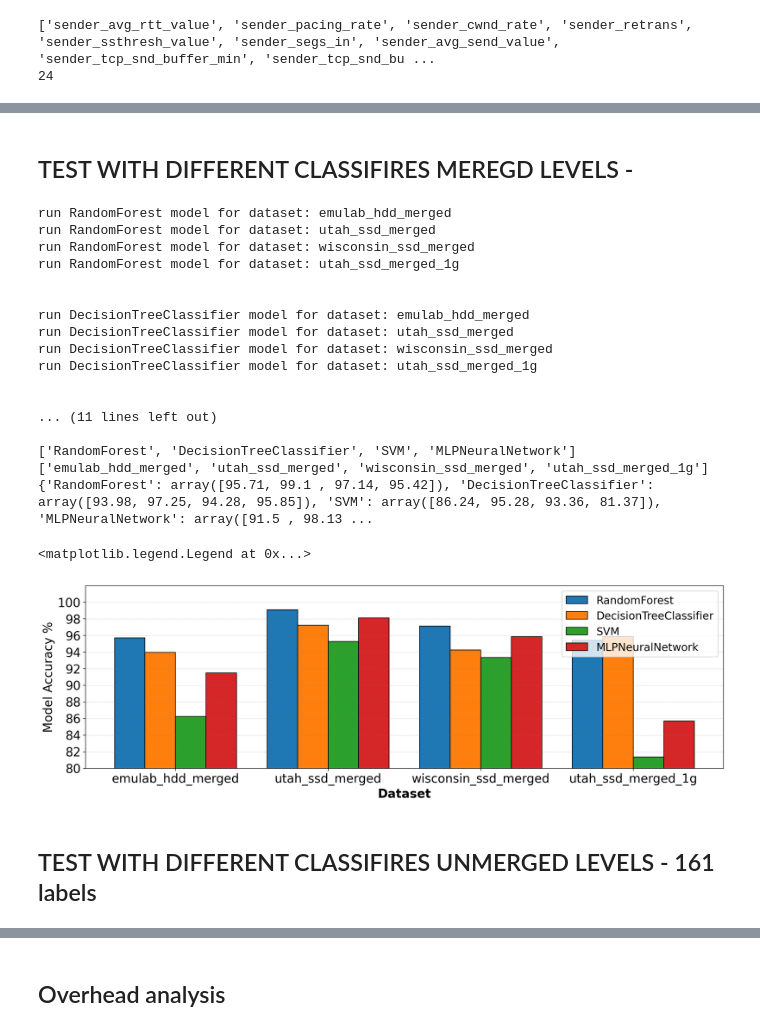
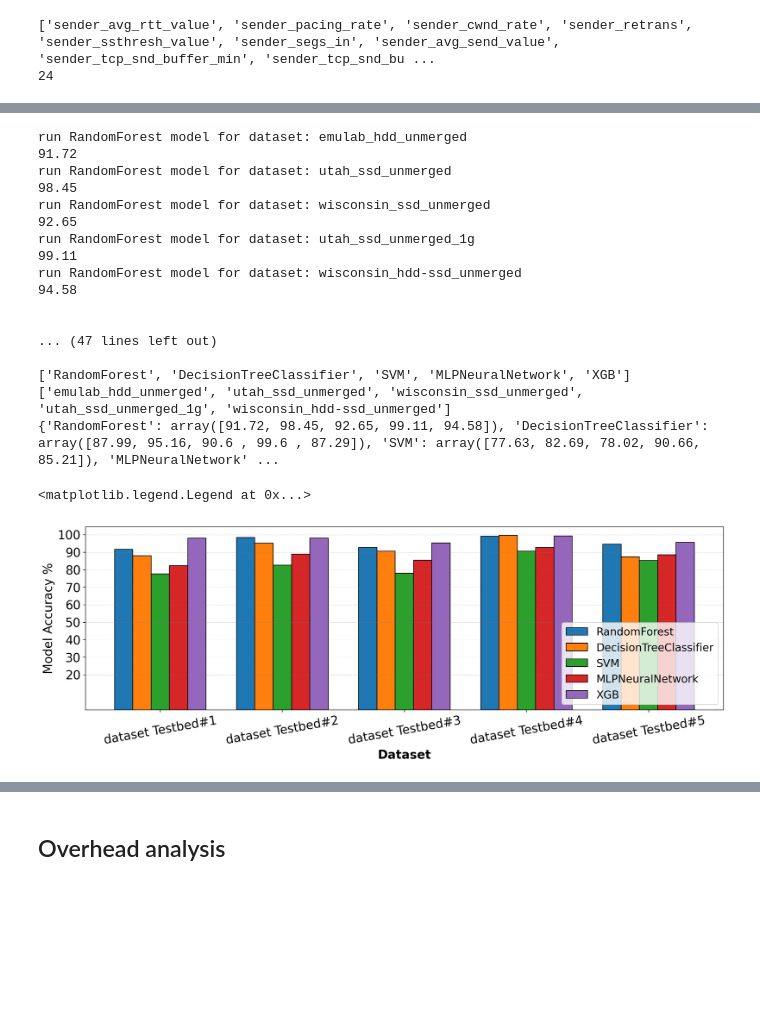
Before and after one commit to EhsanSaZ/BottleneckDetection, a Jupyter notebook: prototype/bottleneck_3.ipynb, the cells around one changed output, grey strips where cells are left out. Cells and saved outputs as stored; diff of their text form; code cells hidden in the pictures; blank space fills up the shorter version.

```diff
--- a/prototype/bottleneck_3.ipynb
+++ b/prototype/bottleneck_3.ipynb
@@ -45,5 +49,5 @@ utah_ssd_merged = pd.read_csv(filenames.get('utah_ssd_merged')).drop(['time_stam
 # %%
-df = emulab_hdd_merged
+df = utah_ssd_merged
 # np.round((sum(sum((df == 0).values))) / (len(df) * len(df.columns)),3)
 df.shape
 # %% [output]
@@ -101,0 +123,9 @@ features = ['sender_avg_rtt_value', 'sender_cwnd_rate', 'sender_retrans', 'sende
+# %%
+def update_labels_xgboost(df):
+    updated_labels = {0:0, 1:1, 10:2, 19:3, 28:4, 37:5,
+                      46:6, 55:7, 64:8, 73:9, 82:10, 91:11,
+                      100:12, 109:13, 113:14, 117:15, 129:16,
+                      133:17, 145:18, 151:19, 157:20}
+    y = [updated_labels[int(i)] for i in df[df.columns[len(df.columns) - 1]].values]
+    df["label_value"] = y
+    return df
@@ -121,17 +445,16 @@ print(np.round(metrics.accuracy_score(y_test, y_pred) * 100, 2))
-# %% [markdown]
-## TEST WITH DIFFERENT CLASSIFIRES MEREGD LEVELS -
+# %%
+features_3 = ['sender_avg_rtt_value', 'sender_pacing_rate', 'sender_cwnd_rate', 'sender_retrans', 'sender_ssthresh_value', 'sender_segs_in', 'sender_avg_send_value', 'sender_unacked_value', 'sender_tcp_snd_buffer_min', 'sender_tcp_snd_buffer_max', 'sender_avg_waittime_md', 'sender_remote_ost_read_bytes', 'sender_remote_ost_write_bytes', 'receiver_seg_out', 'receiver_segs_in', 'receiver_vsize', 'receiver_cpu_usage_percentage', 'receiver_write_bytes', 'receiver_avg_waittime_md', 'receiver_system_cpu_percent', 'receiver_remote_ost_read_bytes', 'receiver_remote_ost_write_bytes']
 # %%
-datasets = ['emulab_hdd_merged', 'utah_ssd_merged', 'wisconsin_ssd_merged', 'utah_ssd_merged_1g']
+datasets = ['emulab_hdd_unmerged', 'utah_ssd_unmerged', 'wisconsin_ssd_unmerged', 'utah_ssd_unmerged_1g', 'wisconsin_hdd-ssd_unmerged']
 classifiers = {"RandomForest": RandomForestClassifier(n_estimators=100),
            "DecisionTreeClassifier": DecisionTreeClassifier(),
            "SVM": svm.SVC(),
            "MLPNeuralNetwork": MLPClassifier(),
-           # "XGB": XGBClassifier(),
+           "XGB": XGBClassifier(),
         }
 classifiers_legends = list(classifiers.keys())
 all_accuracies = {}
-round_number = 10
-
+round_number = 1
 for clf_key in classifiers:
     accuracies = np.zeros(len(classifiers_legends))
     for i in range(round_number):
@@ -139,8 +462,11 @@ for clf_key in classifiers:
         for key in datasets:
             print("run {} model for dataset: {}".format(clf_key.replace("\n", " "), key))
             df = pd.read_csv(filenames.get(key)).drop(['time_stamp', 'through_put'], axis=1)
+            df = grouped_to_5_cat(df, 161)
+            if clf_key == "XGB":
+                df = update_labels_xgboost_5cat(df)
             y = df.label_value
-            X = df.drop(columns="label_value")[features] # df[features]
+            X = df.drop(columns="label_value")[features_3]#[features] # df[features]
             X_train, X_test, y_train, y_test = train_test_split(X,y)
             # print(X_train.shape)
             X_train, y_train = RandomUnderSampler(sampling_strategy="all").fit_resample(X_train, y_train)
@@ -150,6 +476,7 @@ for clf_key in classifiers:
             clf.fit(X_train, y_train)
             y_pred = clf.predict(X_test)
             accuracy = np.round(metrics.accuracy_score(y_test, y_pred) * 100, 2)
+            print(accuracy)
             temp_acc = np.append(temp_acc, accuracy)
         accuracies = np.add(accuracies, temp_acc)
     print("\n")
@@ -160,53 +487,53 @@ print(classifiers_legends)
 print(datasets)
 print(all_accuracies)
 # %% [output]
-run RandomForest model for dataset: emulab_hdd_merged
-run RandomForest model for dataset: utah_ssd_merged
-run RandomForest model for dataset: wisconsin_ssd_merged
-run RandomForest model for dataset: utah_ssd_merged_1g
+run RandomForest model for dataset: emulab_hdd_unmerged
+91.72
+run RandomForest model for dataset: utah_ssd_unmerged
+98.45
+run RandomForest model for dataset: wisconsin_ssd_unmerged
+92.65
+run RandomForest model for dataset: utah_ssd_unmerged_1g
+99.11
+run RandomForest model for dataset: wisconsin_hdd-ssd_unmerged
+94.58
 
 
-run DecisionTreeClassifier model for dataset: emulab_hdd_merged
-run DecisionTreeClassifier model for dataset: utah_ssd_merged
-run DecisionTreeClassifier model for dataset: wisconsin_ssd_merged
-run DecisionTreeClassifier model for dataset: utah_ssd_merged_1g
+... (47 lines left out)
 
-
-... (11 lines left out)
-
-['RandomForest', 'DecisionTreeClassifier', 'SVM', 'MLPNeuralNetwork']
-['emulab_hdd_merged', 'utah_ssd_merged', 'wisconsin_ssd_merged', 'utah_ssd_merged_1g']
-{'RandomForest': array([95.71, 99.1 , 97.14, 95.42]), 'DecisionTreeClassifier': array([93.98, 97.25, 94.28, 95.85]), 'SVM': array([86.24, 95.28, 93.36, 81.37]), 'MLPNeuralNetwork': array([91.5 , 98.13 ...
+['RandomForest', 'DecisionTreeClassifier', 'SVM', 'MLPNeuralNetwork', 'XGB']
+['emulab_hdd_unmerged', 'utah_ssd_unmerged', 'wisconsin_ssd_unmerged', 'utah_ssd_unmerged_1g', 'wisconsin_hdd-ssd_unmerged']
+{'RandomForest': array([91.72, 98.45, 92.65, 99.11, 94.58]), 'DecisionTreeClassifier': array([87.99, 95.16, 90.6 , 99.6 , 87.29]), 'SVM': array([77.63, 82.69, 78.02, 90.66, 85.21]), 'MLPNeuralNetwork' ...
 # %%
 plt.rcParams.update({'font.size': 18})
 # Figure Size
 fig, ax = plt.subplots(figsize =(17, 5), dpi=160)
-barWidth = 0.2
+barWidth = 0.15
 
 # Set position of bar on X axis
 br1 = np.arange(len(datasets))
 br2 = [x + barWidth for x in br1]
 br3 = [x + barWidth for x in br2]
 br4 = [x + barWidth for x in br3]
+br5 = [x + barWidth for x in br4]
 
 ax.grid(visible = True, axis='y', color ='grey', linestyle ='--', linewidth = 0.5, alpha = 0.4)
 ax.set_ylabel('Model Accuracy %')
-ax.set_ylim(ymin=80, ymax=102)
+# ax.set_ylim(ymin=80, ymax=102)
 
 
 ax.bar(br1, all_accuracies['RandomForest'], width = barWidth, edgecolor ='black', label="RandomForest")
 ax.bar(br2, all_accuracies['DecisionTreeClassifier'], width = barWidth, edgecolor ='black', label="DecisionTreeClassifier")
 ax.bar(br3, all_accuracies['SVM'], width = barWidth, edgecolor ='black', label="SVM")
 ax.bar(br4, all_accuracies['MLPNeuralNetwork'], width = barWidth, edgecolor ='black', label="MLPNeuralNetwork")
+ax.bar(br5, all_accuracies['XGB'], width = barWidth, edgecolor ='black', label="XGB")
 
 
 plt.xlabel('Dataset', fontweight ='bold')
-plt.yticks(np.arange(80, 101, 2))
-plt.xticks([r + 0.3 for r in range(len(br1))], datasets)
-
-plt.legend(fontsize = 16)
+plt.yticks(np.arange(20, 101, 10))
+xticks = ['dataset Testbed#1', 'dataset Testbed#2', 'dataset Testbed#3', 'dataset Testbed#4', 'dataset Testbed#5']
+plt.xticks([r + 0.3 for r in range(len(br1))], xticks,  rotation=10)
+plt.legend(fontsize = 16, loc='lower right')
 # %% [output]
 <matplotlib.legend.Legend at 0x...>
-[figure, old version]
+[figure, new version]
-# %% [markdown]
-## TEST WITH DIFFERENT CLASSIFIRES UNMERGED LEVELS - 161 labels
```
Also changed, not shown: parts of 40 cells of this notebook.
